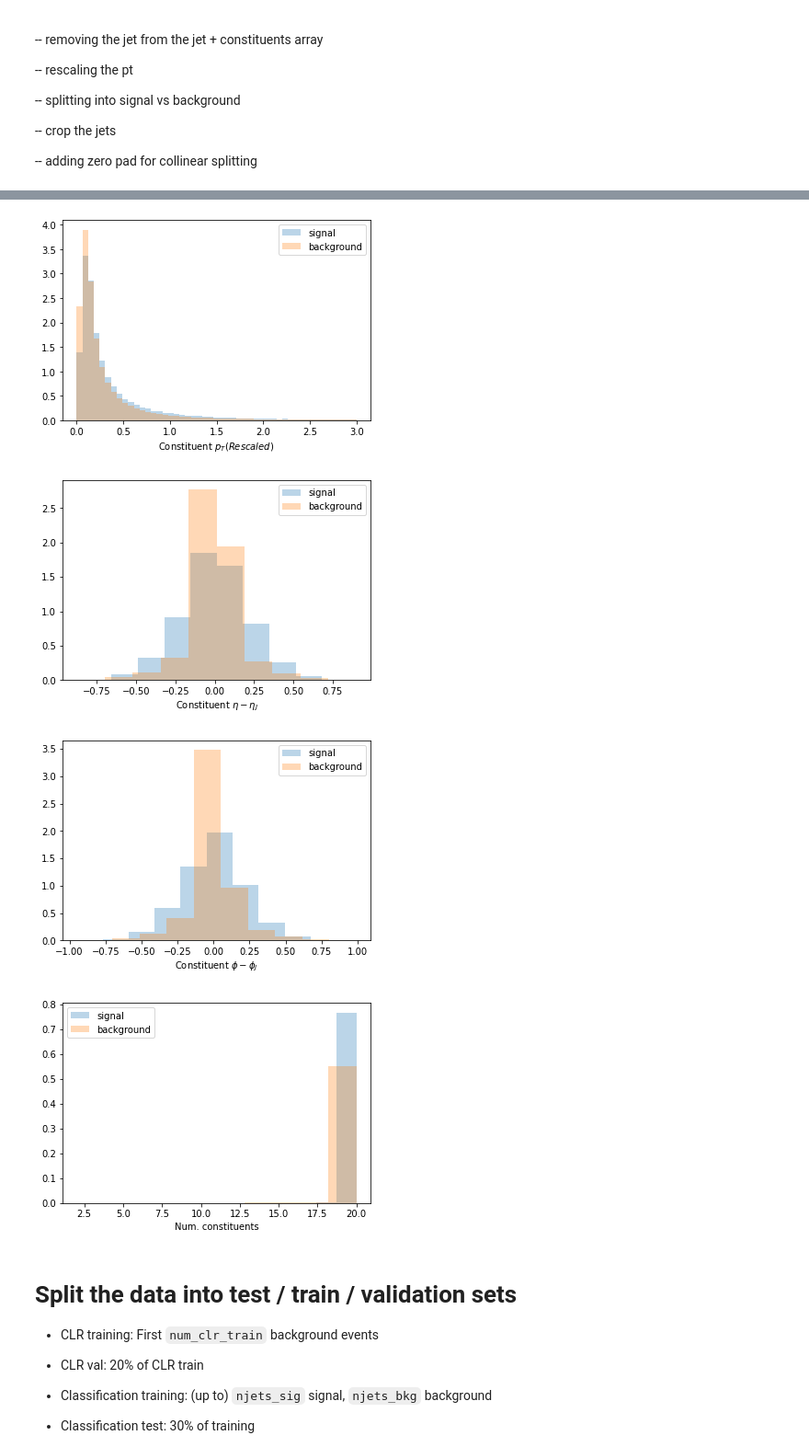
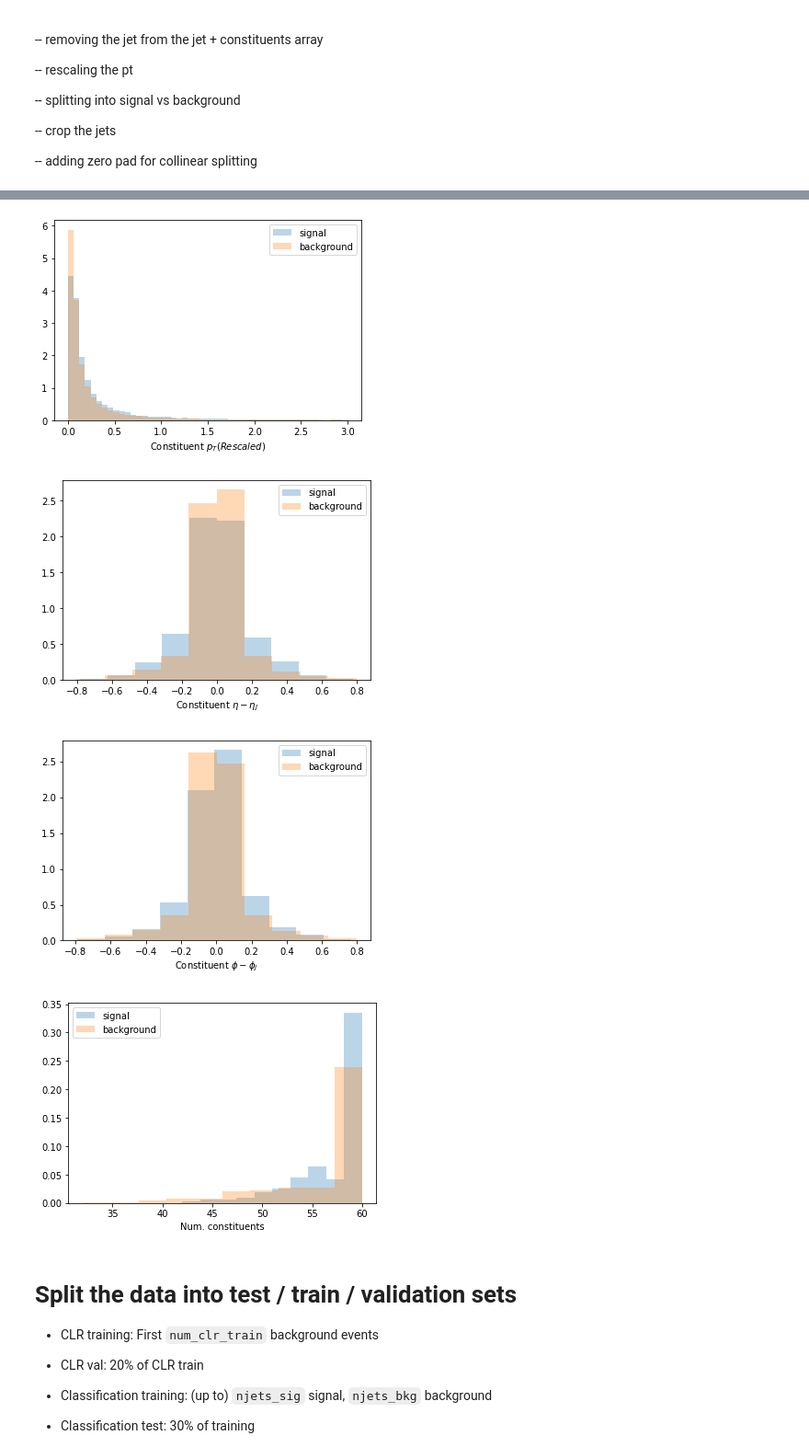
Before and after one commit to rmastand/JetCLR_AD, a Jupyter notebook: scripts/data_prep.ipynb, the cells around one changed output, grey strips where cells are left out. Shown at 92% size. Cells and saved outputs as stored; diff of their text form; code cells hidden in the pictures.

```diff
--- a/scripts/data_prep.ipynb
+++ b/scripts/data_prep.ipynb
@@ -102,26 +110,46 @@ Cut on $p_t$, $\eta$ of the jets
 Then split into signal and background datasets
 # %%
 # Select jets of interest
+n_const = 50
 
 # Make the cut
-pt_cut = [1000,2000]
-eta_cut = [-2,2]
-high_mass_consits_wjet_cut, high_mass_labels_cut = select_jets(high_mass_consits_wjet, high_mass_labels, pt_cut, eta_cut)
+pt_cut_0 = [1000,2000]
+eta_cut_0 = [-3,3]
+pt_cut_1 = [1000,2000]
+eta_cut_1 = [-3,3]
 
 
-# plot the jet parameters
+high_mass_consits_wjet_cut, high_mass_labels_cut = select_jets_2(high_mass_consits_wjet, high_mass_labels, n_const, pt_cut_0, pt_cut_1, eta_cut_0, eta_cut_1)
+
+# plot the jet parameters for jet 1
+
 plt.figure()
 plt.hist(high_mass_consits_wjet[:,0,0], bins = np.linspace(0,3000,60), alpha = 0.4, label = "PRE")
 plt.hist(high_mass_consits_wjet_cut[:,0,0], bins = np.linspace(0,3000,60), alpha = 0.4, label = "POST")
 plt.legend()
-plt.xlabel("Jet $p_T$ [GeV]")
+plt.xlabel("Hardest jet $p_T$ [GeV]")
 plt.show()
 
-# plot the jet parameters
 plt.figure()
 plt.hist(high_mass_consits_wjet[:,1,0], bins = np.linspace(-3,3,60), alpha = 0.4, label = "PRE")
 plt.hist(high_mass_consits_wjet_cut[:,1,0], bins = np.linspace(-3,3,60), alpha = 0.4, label = "POST")
 plt.legend()
-plt.xlabel("Jet $eta$")
+plt.xlabel("Hardest jet $eta$")
 plt.show()
+
+# plot the jet parameters for jet 2
+
+plt.figure()
+plt.hist(high_mass_consits_wjet[:,0,n_const+1], bins = np.linspace(0,3000,60), alpha = 0.4, label = "PRE")
+plt.hist(high_mass_consits_wjet_cut[:,0,n_const+1], bins = np.linspace(0,3000,60), alpha = 0.4, label = "POST")
+plt.legend()
+plt.xlabel("Second jet $p_T$ [GeV]")
+plt.show()
+
+plt.figure()
+plt.hist(high_mass_consits_wjet[:,1,n_const+1], bins = np.linspace(-3,3,60), alpha = 0.4, label = "PRE")
+plt.hist(high_mass_consits_wjet_cut[:,1,n_const+1], bins = np.linspace(-3,3,60), alpha = 0.4, label = "POST")
+plt.legend()
+plt.xlabel("Second jet $eta$")
+plt.show()
 # %% [output]
@@ -192,7 +251,7 @@ Background shape: (63543, 3, 50)
 N_start = 0  # Number of collision events
 N_stop = 70000
 
-M = 20  # Number of constituents
+M = 100  # Number of constituents
 
 
 plt.figure()
@@ -219,38 +278,37 @@ plt.show()
 plt.figure()
 loc_plot = np.reshape(high_mass_consits_sig[N_start:N_stop,2,0:M],((N_start-N_stop)*(M),))
 plt.hist(loc_plot[loc_plot != 0], alpha = .3, density=True, label = "signal")
 loc_plot = np.reshape(high_mass_consits_bkg[N_start:N_stop,2,0:M],((N_start-N_stop)*(M),))
 plt.hist(loc_plot[loc_plot != 0], alpha = .3, density=True, label = "background")
 plt.xlabel("Constituent $\phi-\phi_J$")
 plt.legend()
 plt.show()
 
 
 # Plot num constituents
 
 def get_num_constits(dataset):
     consits_list = []
     for collision in dataset:
         pts = collision[0,:]
 
         pads = np.where(pts==0)
         consits_list.append(dataset.shape[2]-len(pads[0]))
 
     return consits_list
 
 
-
 plt.figure()
 plt.hist(get_num_constits(high_mass_consits_sig), alpha = .3, density=True, label = "signal")
 plt.hist(get_num_constits(high_mass_consits_bkg), alpha = .3, density=True, label = "background")
 plt.xlabel("Num. constituents")
 plt.legend()
 plt.show()
 # %% [output]
-[figure, old version]
+[figure, new version]
-[figure, old version]
+[figure, new version]
-[figure, old version]
+[figure, new version]
-[figure, old version]
+[figure, new version]
 # %% [markdown]
 # Split the data into test / train / validation sets
 
```
Also changed, not shown: parts of 6 cells of this notebook, 4 other files.
